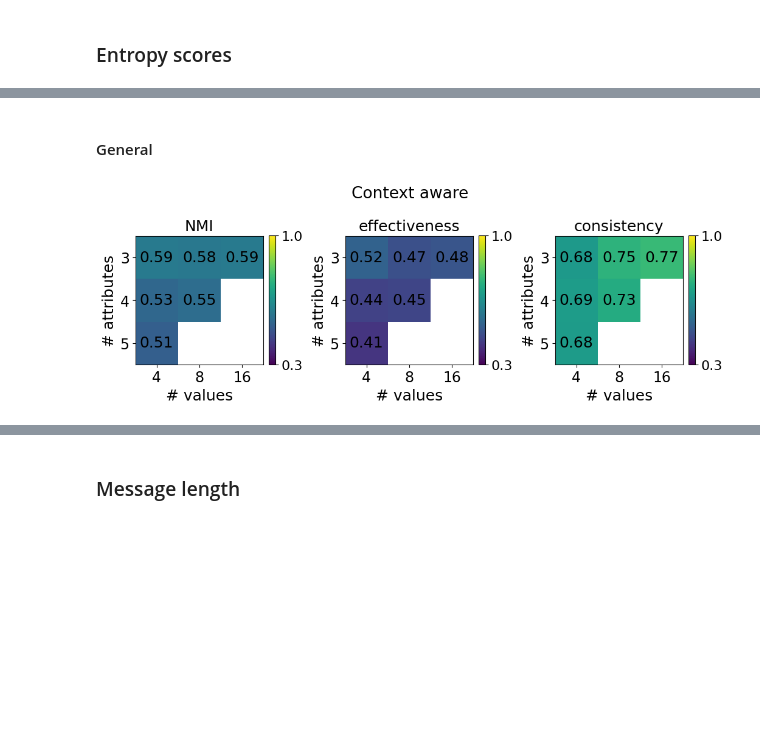
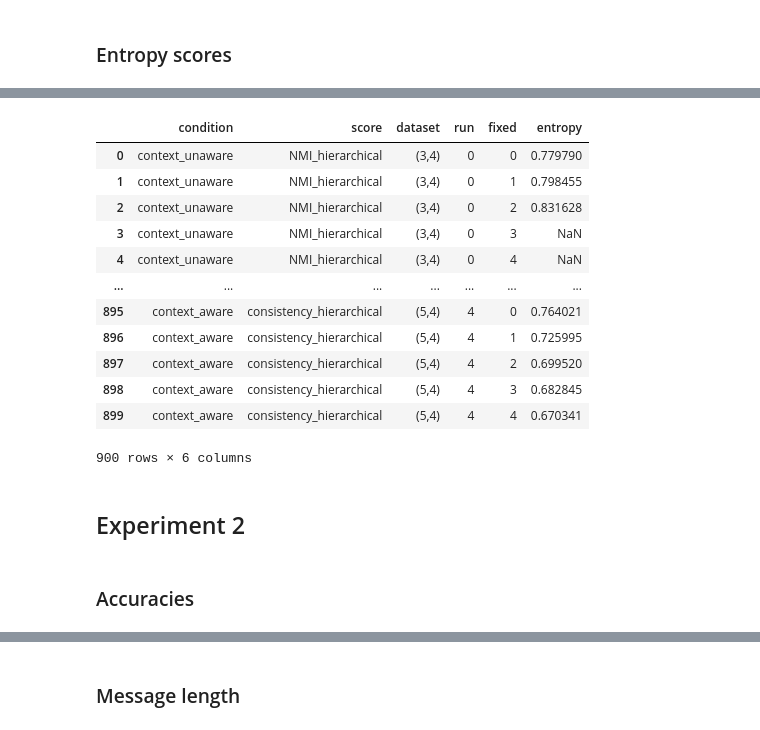
Before and after one commit to kristinakobrock/pragmatic-mechanisms, a Jupyter notebook: get_data_shared_context.ipynb, the cells around one changed output, grey strips where cells are left out. Saved outputs shown, nothing was run; the diff lists cells and outputs as text; code cells hidden in the pictures; blank space fills up the shorter version.

```diff
--- a/get_data_shared_context.ipynb
+++ b/get_data_shared_context.ipynb
@@ -506,0 +181,20 @@ entropies = [entropy_scores['NMI'], entropy_scores['effectiveness'], entropy_sco
+# %%
+# gather entropy scores (means)
+entropies = {"condition": [], "score": [], "dataset": [], "run": [], "entropy": []}
+for i, setting in enumerate(settings):
+    if conditions[i] == 'context_unaware':
+        context_unaware = True
+    else:
+        context_unaware = False
+    entropy_scores = load_entropies(paths, context_unaware=context_unaware, length_cost=length_cost, sampled_context=sampled_context, test_interactions=test_interactions, test_mode=test_mode, hierarchical=hierarchical, shared_context=shared_context, verbose=False)
+    for d, dataset in enumerate(datasets):
+        for run in range(n_runs):
+            for score in ['NMI', 'effectiveness', 'consistency']:
+                entropies['condition'].append(conditions[i])
+                entropies['dataset'].append(dataset)
+                entropies['run'].append(run)
+                entropies['score'].append(score)
+                entropies['entropy'].append(entropy_scores[score][d][run])
+df = pd.DataFrame(entropies)
+df.to_csv("BayesianAnalysis/exp1/entropies.csv", index=False)
+df
@@ -506,0 +215,41 @@ entropies = [entropy_scores['NMI'], entropy_scores['effectiveness'], entropy_sco
+# %%
+# gather entropy scores (hierarchical)
+entropies = {"condition": [], "score": [], "dataset": [], "run": [], "fixed": [], "entropy": []}
+for i, setting in enumerate(settings):
+    if conditions[i] == 'context_unaware':
+        context_unaware = True
+    else:
+        context_unaware = False
+    entropy_scores = load_entropies(paths, context_unaware=context_unaware, length_cost=length_cost, sampled_context=sampled_context, test_interactions=test_interactions, test_mode=test_mode, hierarchical=hierarchical, shared_context=shared_context, verbose=False)
+    for d, dataset in enumerate(datasets):
+        for run in range(n_runs):
+            for score in ['NMI_hierarchical', 'effectiveness_hierarchical', 'consistency_hierarchical']:
+                for level in range(5):
+                    entropies['condition'].append(conditions[i])
+                    entropies['dataset'].append(dataset)
+                    entropies['run'].append(run)
+                    entropies['score'].append(score)
+                    entropies['fixed'].append(level)
+                    try:
+                        entropies['entropy'].append(entropy_scores[score][d][run][level])
+                    except:
+                        entropies['entropy'].append(np.NaN)
+df = pd.DataFrame(entropies)
+df.to_csv("BayesianAnalysis/exp1/entropies_hierarchical.csv", index=False)
+df
+# %% [output]
+|  | condition | score | dataset | run | fixed | entropy |
+| 0 | context_unaware | NMI_hierarchical | (3,4) | 0 | 0 | 0.779790 |
+| 1 | context_unaware | NMI_hierarchical | (3,4) | 0 | 1 | 0.798455 |
+| 2 | context_unaware | NMI_hierarchical | (3,4) | 0 | 2 | 0.831628 |
+| 3 | context_unaware | NMI_hierarchical | (3,4) | 0 | 3 | NaN |
+| 4 | context_unaware | NMI_hierarchical | (3,4) | 0 | 4 | NaN |
+| ... | ... | ... | ... | ... | ... | ... |
+| 895 | context_aware | consistency_hierarchical | (5,4) | 4 | 0 | 0.764021 |
+| 896 | context_aware | consistency_hierarchical | (5,4) | 4 | 1 | 0.725995 |
+| 897 | context_aware | consistency_hierarchical | (5,4) | 4 | 2 | 0.699520 |
+| 898 | context_aware | consistency_hierarchical | (5,4) | 4 | 3 | 0.682845 |
+| 899 | context_aware | consistency_hierarchical | (5,4) | 4 | 4 | 0.670341 |
+900 rows × 6 columns
+# %% [markdown]
+## Experiment 2
@@ -507,7 +267,2 @@ entropies = [entropy_scores['NMI'], entropy_scores['effectiveness'], entropy_sco
 # %% [markdown]
-#### General
+### Accuracies
-# %%
-plot_heatmap(entropies, 'mean', plot_dims=(1,3), ylims=(0.3, 1.0), figsize=(10.5, 3.5),
-             titles = ('NMI', 'effectiveness', 'consistency'), suptitle='Context aware ') # + test_mode
-# %% [output]
-[figure, removed]
```
Also changed, not shown: parts of 134 cells of this notebook, 43 other files.
